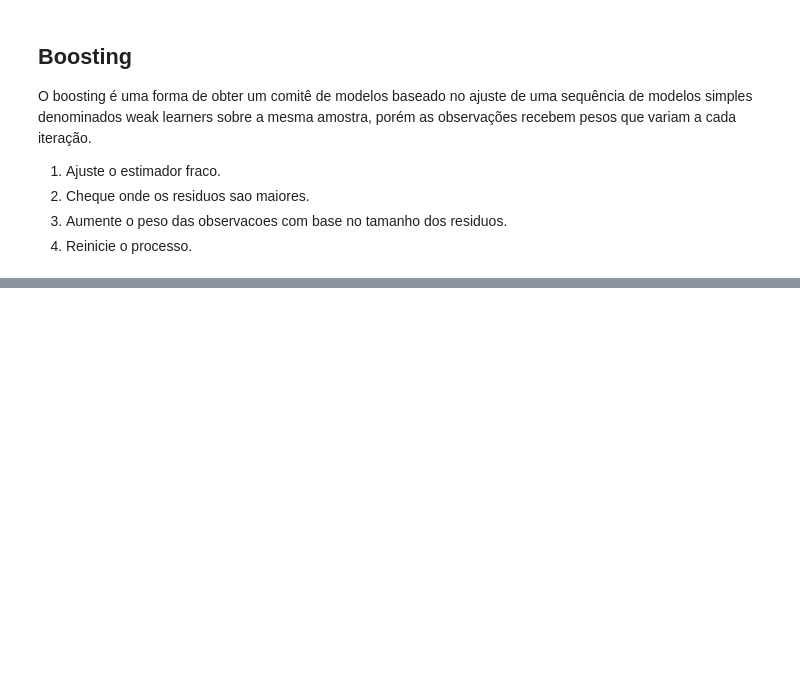
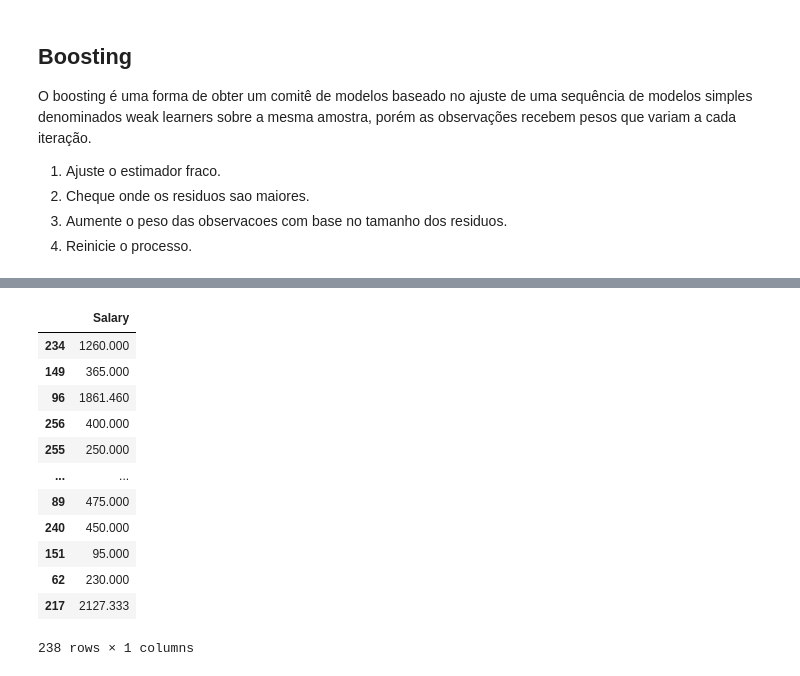
Before and after one commit to sergioandrad/ModelosLinearesGeneralizados, a Jupyter notebook: Tree-based algorithms/decisiontrees.ipynb, the cells around one changed output, grey strips where cells are left out. Cells and saved outputs as stored; diff of their text form; code cells hidden in the pictures; blank space fills up the shorter version.

```diff
--- a/Tree-based algorithms/decisiontrees.ipynb
+++ b/Tree-based algorithms/decisiontrees.ipynb
@@ -206,0 +269,23 @@ mean_squared_error(y2_test, y2_pred)
+# %%
+Xfull = hitters.loc[:,hitters.columns != 'Salary'].drop(['League','Division','NewLeague'],axis=1)
+X_val = Xfull.iloc[250:263,:]
+y_val = y.iloc[250:263,:]
+
+X_train, X_test, y_train, y_test = train_test_split(Xfull.iloc[0:251,:], y.iloc[0:251,:], test_size=0.05, random_state=0)
+train_data      = lgb.Dataset(X_train,label=y_train)
+validation_data = lgb.Dataset(X_test,label=y_test)
+y_train
+# %% [output]
+|  | Salary |
+| 234 | 1260.000 |
+| 149 | 365.000 |
+| 96 | 1861.460 |
+| 256 | 400.000 |
+| 255 | 250.000 |
+| ... | ... |
+| 89 | 475.000 |
+| 240 | 450.000 |
+| 151 | 95.000 |
+| 62 | 230.000 |
+| 217 | 2127.333 |
+238 rows × 1 columns
```
Also changed, not shown: parts of 19 cells of this notebook, 1 other file.
